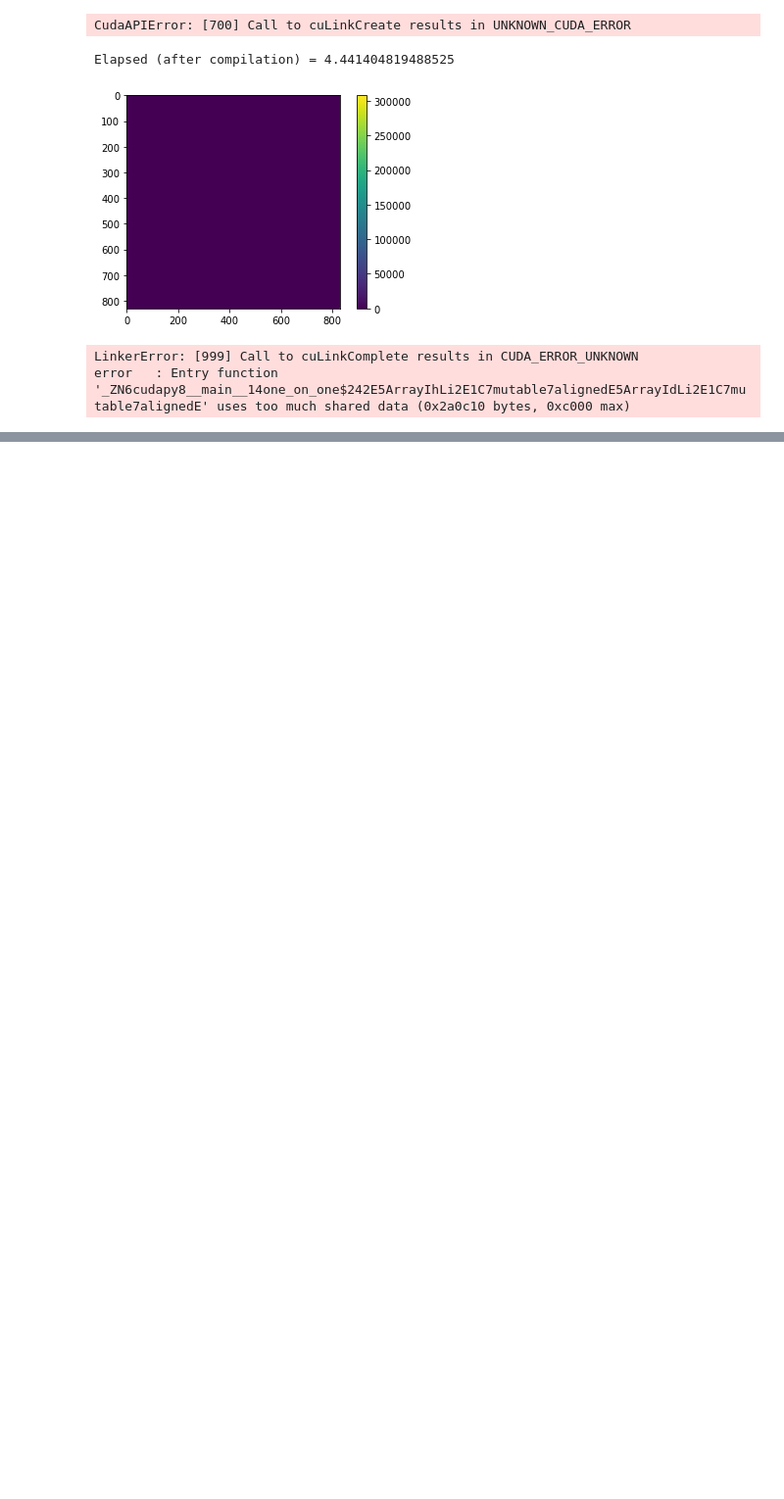
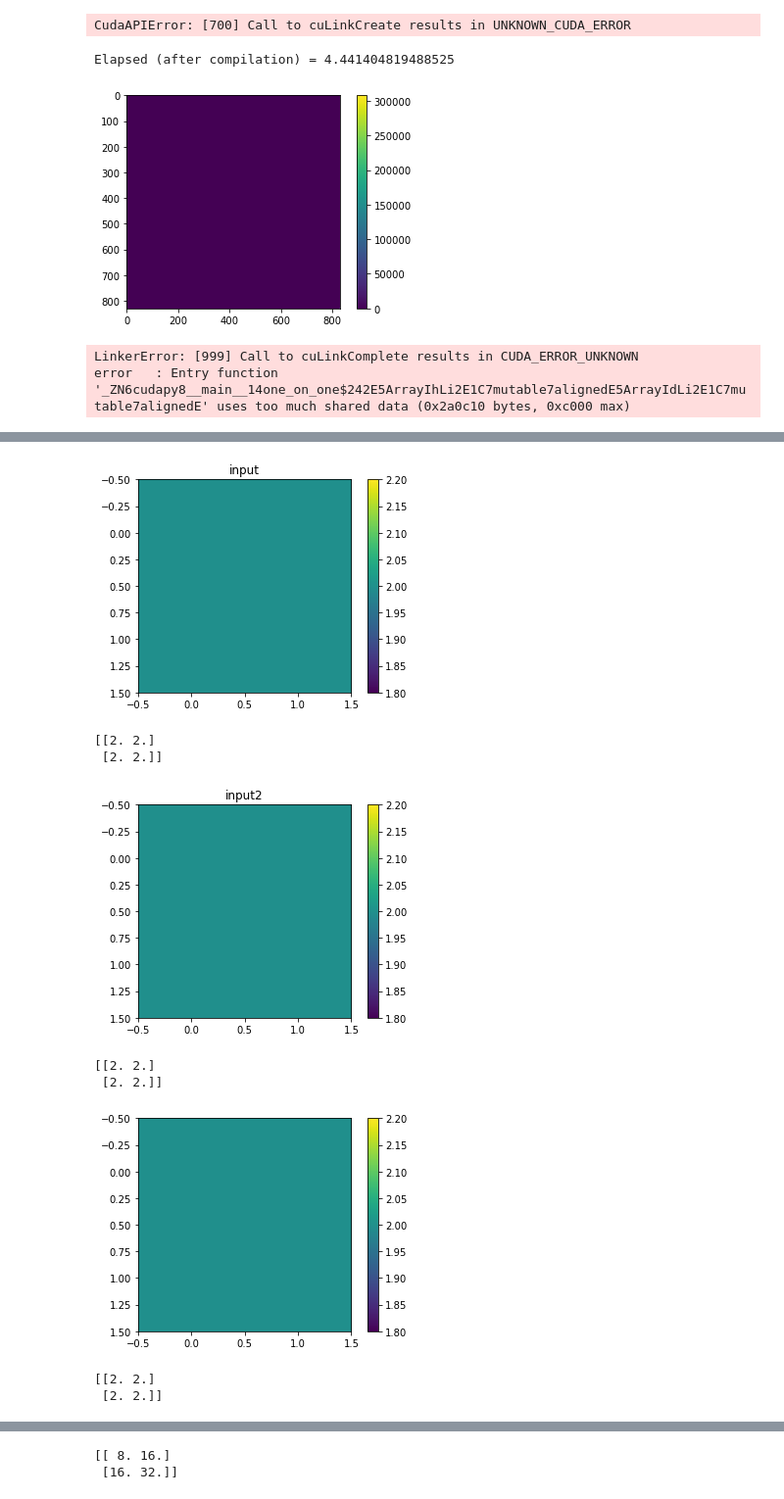
Before and after one commit to Sorger-Lab/4F-system, a Jupyter notebook: Super Ray Tracing by GPU/testing.ipynb, the cells around one changed output, grey strips where cells are left out. Shown at 98% size. Cells and saved outputs as stored; diff of their text form; code cells hidden in the pictures; blank space fills up the shorter version.

Commit message:
noob test

```diff
--- a/Super Ray Tracing by GPU/testing.ipynb
+++ b/Super Ray Tracing by GPU/testing.ipynb
@@ -40,0 +138,19 @@ Elapsed (after compilation) = 0.3597676753997803
+# %%
+@cuda.jit
+def add_2D_coordinates_stride(A):
+
+    grid_x, grid_y = cuda.grid(2)
+    # By passing `2`, we get the grid size in both the x an y dimensions
+
+
+    A[grid_x][grid_y] = grid_x + grid_y
+
+A = np.zeros(55).reshape(11, 5).astype(np.int32)
+d_A = cuda.to_device(A)
+
+blocks = (3, 2)
+threads_per_block = (3, 2)
+
+# With this configuration, `stride_x` will be 9, and `stride_y` will be 4
+add_2D_coordinates_stride[blocks, threads_per_block](d_A)
+print(d_A.copy_to_host())
@@ -137,0 +486,58 @@ error   : Entry function '_ZN6cudapy8__main__14one_on_one$242E5ArrayIhLi2E1C7mut
+# %%
+#test math operation
+@cuda.jit
+def mathtest(A,B):
+    x,y=cuda.grid(2)
+    s=0
+    for i in range(2):
+        for j in range(2):
+            s +=A[i,j]*(x+1)*(y+1)
+    B[x,y]=s
+
+
+
+random_array=np.ones((2,2))*2
+plt.title('input')
+plt.imshow(random_array)
+plt.colorbar()
+plt.show()
+print(random_array)
+
+random_array2=np.ones((2,2))*2
+plt.title('input2')
+plt.imshow(random_array)
+plt.colorbar()
+plt.show()
+print(random_array)
+
+
+size=2
+TILE_DIM = 2
+BLOCK_ROWS = 2
+holder_cuda=cuda.to_device(random_array)
+holder_cuda2=cuda.to_device(random_array2)
+
+grid_shape = (int(size/TILE_DIM), int(size/TILE_DIM))
+mathtest[grid_shape,(TILE_DIM, BLOCK_ROWS)](holder_cuda,holder_cuda2); cuda.synchronize()
+
+output=holder_cuda.copy_to_host()
+plt.imshow(output)
+plt.colorbar()
+plt.show()
+print(output)
+
+output2=holder_cuda2.copy_to_host()
+plt.imshow(output2)
+plt.colorbar()
+plt.show()
+print(output2)
+# %% [output]
+[figure, added]
+[[2. 2.]
+ [2. 2.]]
+[figure, added]
+[[2. 2.]
+ [2. 2.]]
+[figure, added]
+[[2. 2.]
+ [2. 2.]]
@@ -137,0 +545,2 @@ error   : Entry function '_ZN6cudapy8__main__14one_on_one$242E5ArrayIhLi2E1C7mut
+[[ 8. 16.]
+ [16. 32.]]
```
Also changed, not shown: parts of 12 cells of this notebook, 1 other file.
